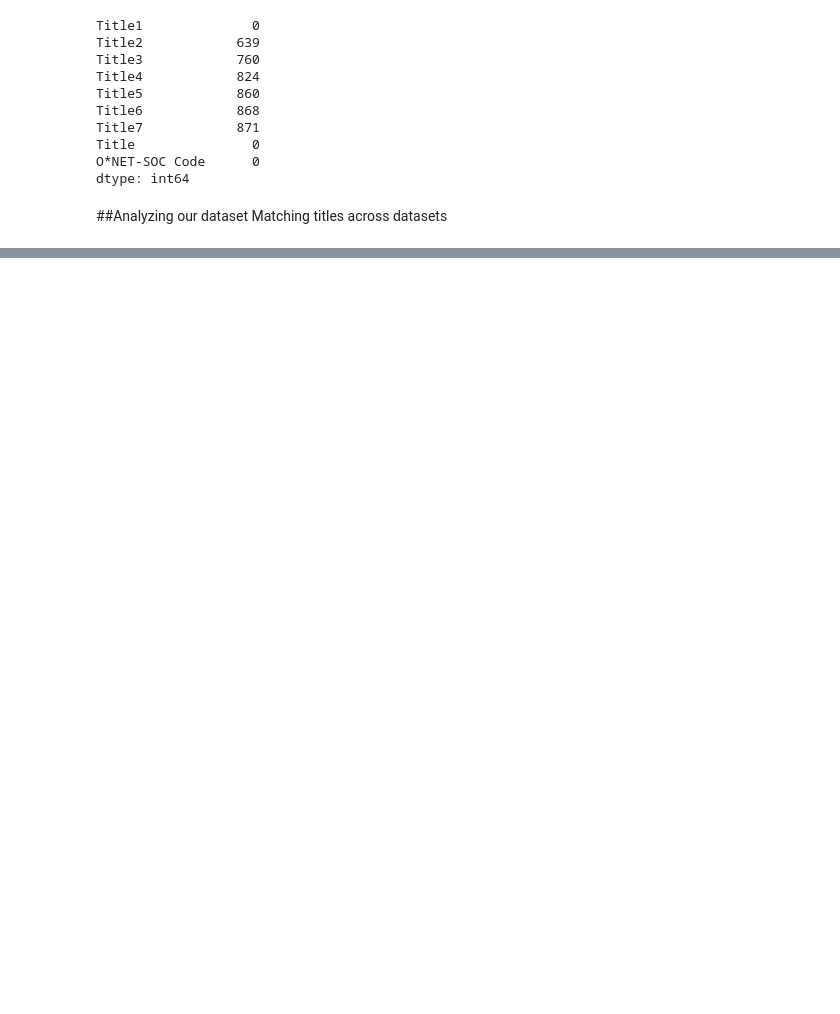
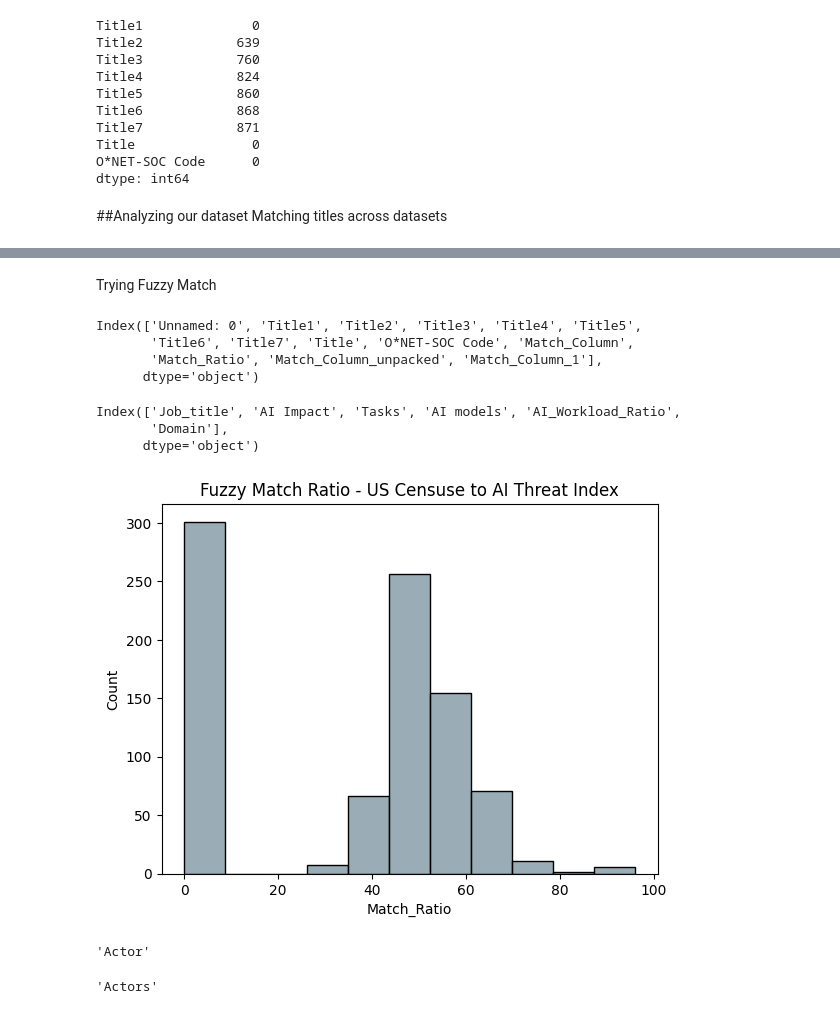
Before and after one commit to polinamin/ai_threat_index, a Jupyter notebook: code/Abilities_Analysis.ipynb, the cells around one changed output, grey strips where cells are left out. Saved outputs shown, nothing was run; the diff lists cells and outputs as text; code cells hidden in the pictures; blank space fills up the shorter version.

Commit message:
first model attempt

```diff
--- a/code/Abilities_Analysis.ipynb
+++ b/code/Abilities_Analysis.ipynb
@@ -488,0 +387,2 @@ Split on "," and "and":
+# %% [markdown]
+Trying Fuzzy Match
@@ -488,0 +391,7 @@ Split on "," and "and":
+# %%
+full_dataset_occupations_copy_titles.columns
+# %% [output]
+Index(['Unnamed: 0', 'Title1', 'Title2', 'Title3', 'Title4', 'Title5',
+       'Title6', 'Title7', 'Title', 'O*NET-SOC Code', 'Match_Column',
+       'Match_Ratio', 'Match_Column_unpacked', 'Match_Column_1'],
+      dtype='object')
@@ -488,0 +400,28 @@ Split on "," and "and":
+# %%
+ai_risk.columns
+# %% [output]
+Index(['Job_title', 'AI Impact', 'Tasks', 'AI models', 'AI_Workload_Ratio',
+       'Domain'],
+      dtype='object')
+# %%
+full_dataset_occupations_copy_titles["Match_Column"]= full_dataset_occupations_copy_titles["Title"].apply(lambda x: difflib.get_close_matches(x, ai_risk["Job_title"]))
+# %%
+full_dataset_occupations_copy_titles["Match_Column_unpacked"] = full_dataset_occupations_copy_titles["Match_Column"].apply("|".join)
+# %%
+full_dataset_occupations_copy_titles["Match_Ratio"] = full_dataset_occupations_copy_titles.apply(lambda x: fuzz.ratio(x.Match_Column_unpacked, x.Title), axis=1)
+# %%
+full_dataset_occupations_copy_titles["Match_Ratio_tokens"]= full_dataset_occupations_copy_titles.apply(lambda x: fuzz.token_sort_ratio(x.Match_Column_unpacked, x.Title), axis=1)
+# %%
+fig = plt.plot(figsize=(8, 8))
+
+sns.histplot(data=full_dataset_occupations_copy_titles, x=full_dataset_occupations_copy_titles["Match_Ratio"], color='#78909c').set(title='Fuzzy Match Ratio - US Censuse to AI Threat Index');
+# %% [output]
+[figure, added]
+# %%
+full_dataset_occupations_copy_titles["Title1"][1]
+# %% [output]
+'Actor'
+# %%
+full_dataset_occupations_copy_titles["Title"][1]
+# %% [output]
+'Actors'
```
Also changed, not shown: parts of 88 cells of this notebook.
